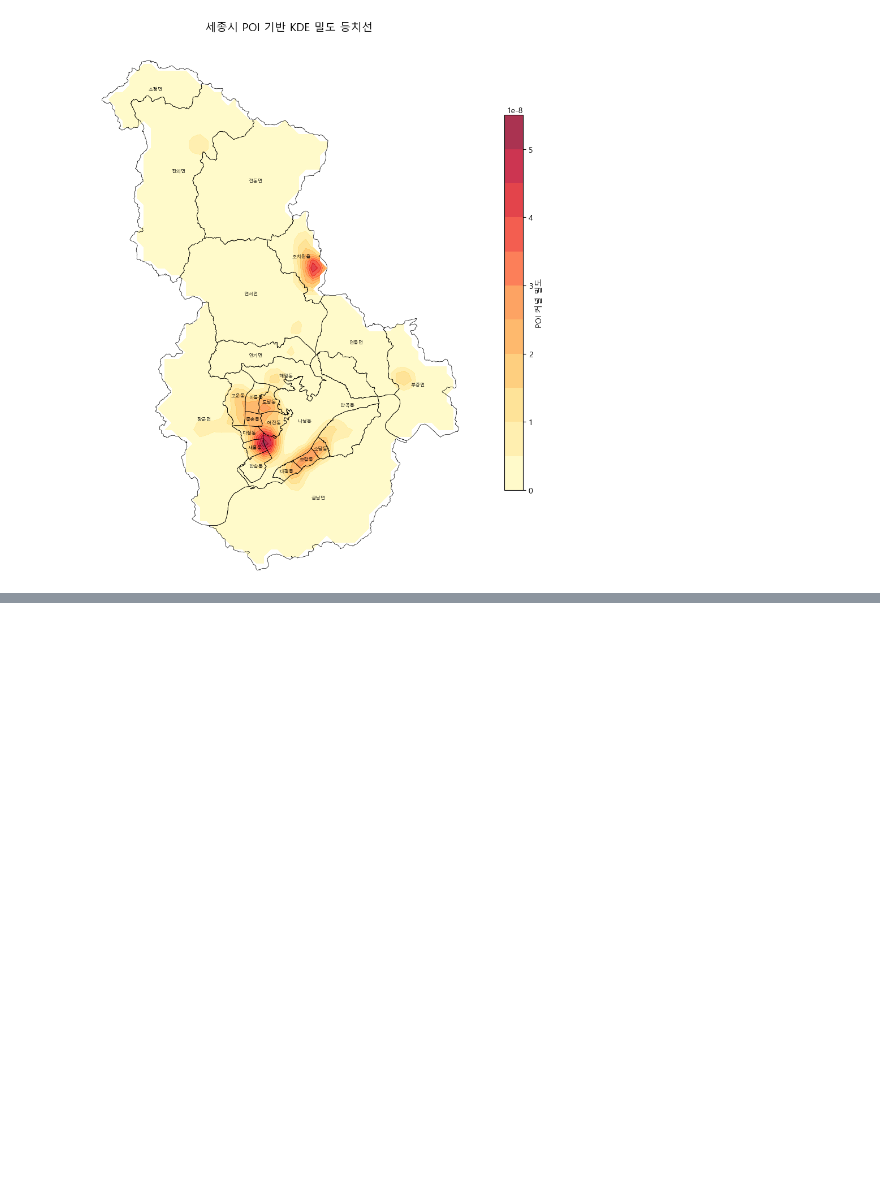
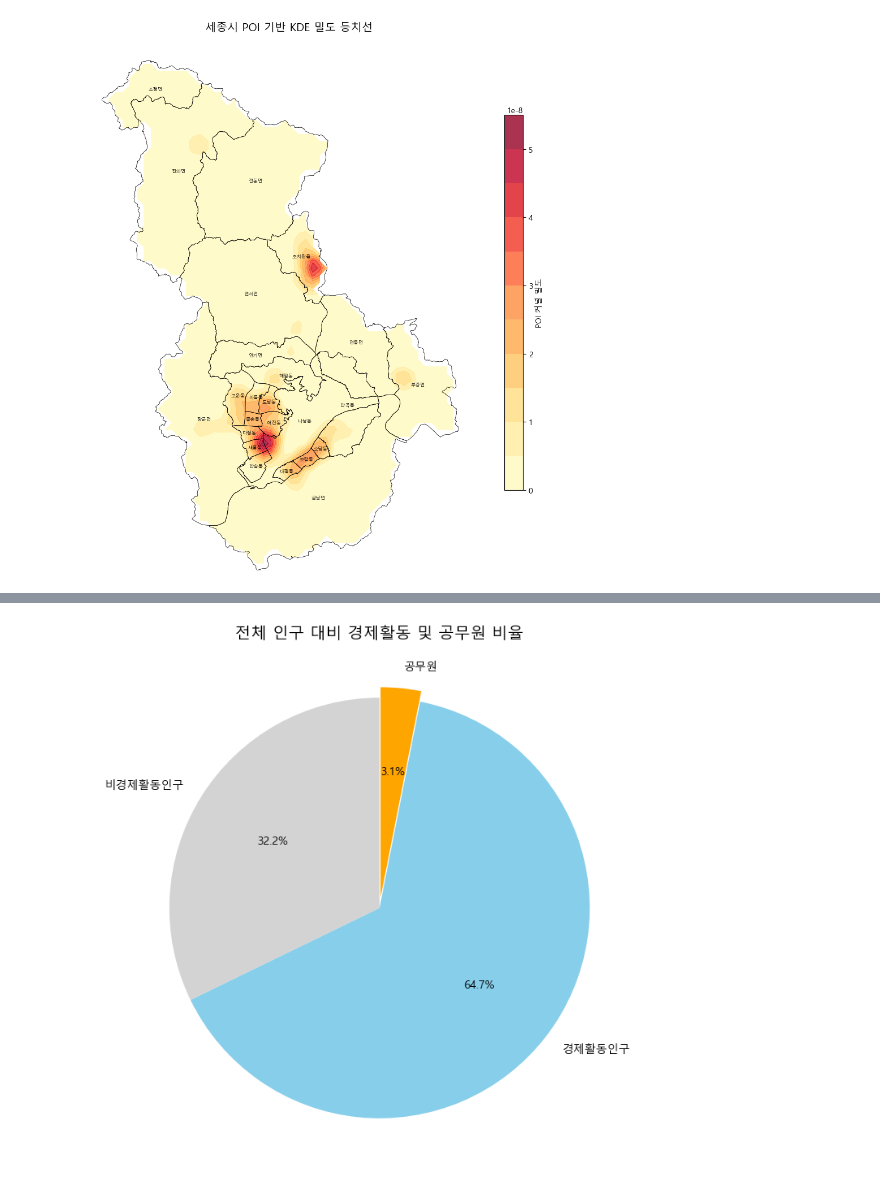
Before and after one commit to wint3rx3/gongmojeon1, a Jupyter notebook: visualization.ipynb, the cells around one changed output, grey strips where cells are left out. Cells and saved outputs as stored; diff of their text form; code cells hidden in the pictures; blank space fills up the shorter version.

```diff
--- a/visualization.ipynb
+++ b/visualization.ipynb
@@ -227,0 +352,20 @@ plt.show()
+# %%
+import matplotlib.pyplot as plt
+
+# 데이터
+labels = ['공무원', '경제활동인구', '비경제활동인구']
+sizes = [3.1, 64.7, 32.2]
+colors = ['orange', 'skyblue', 'lightgray']
+explode = (0.05, 0, 0)  # 공무원만 강조
+
+# 시각화
+fig, ax = plt.subplots(figsize=(7, 7))
+ax.pie(
+    sizes, labels=labels, colors=colors, explode=explode,
+    autopct='%1.1f%%', startangle=90, counterclock=False
+)
+ax.set_title('전체 인구 대비 경제활동 및 공무원 비율', fontsize=14)
+plt.tight_layout()
+plt.show()
+# %% [output]
+[figure, added]
```
Also changed, not shown: parts of 3 cells of this notebook.
